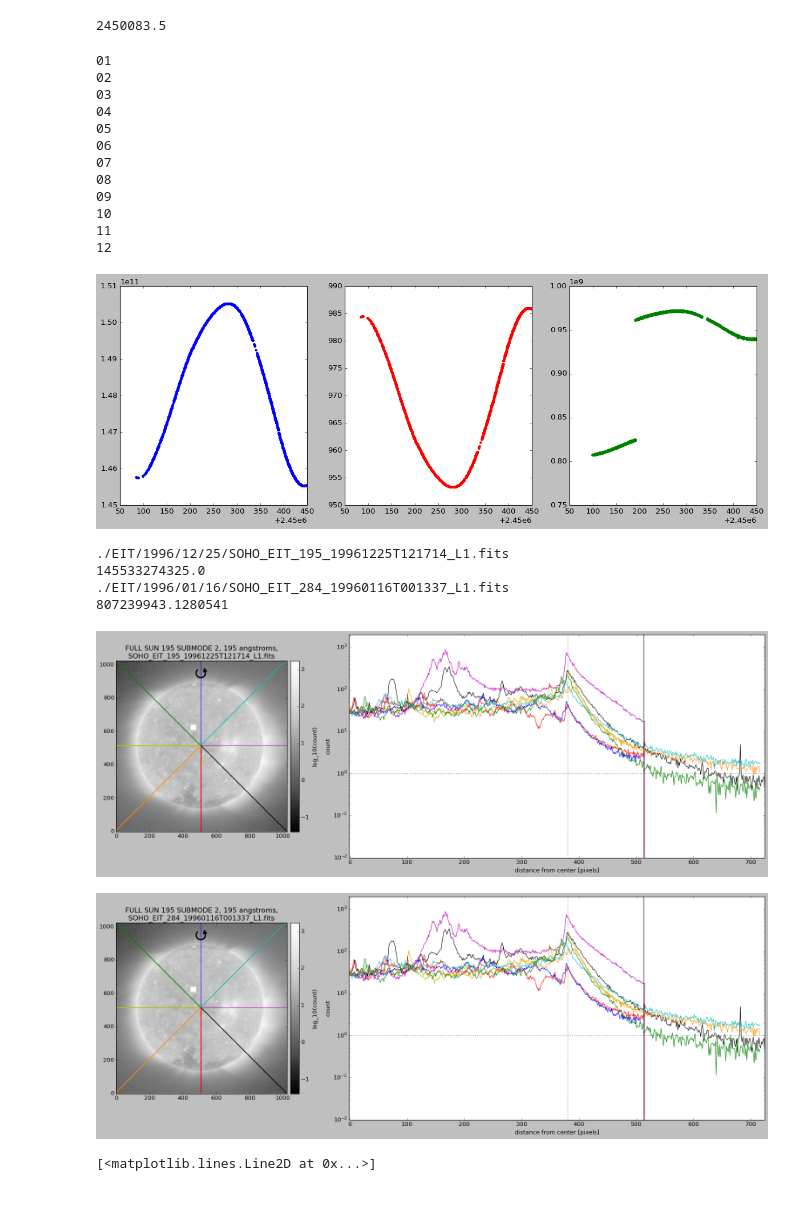
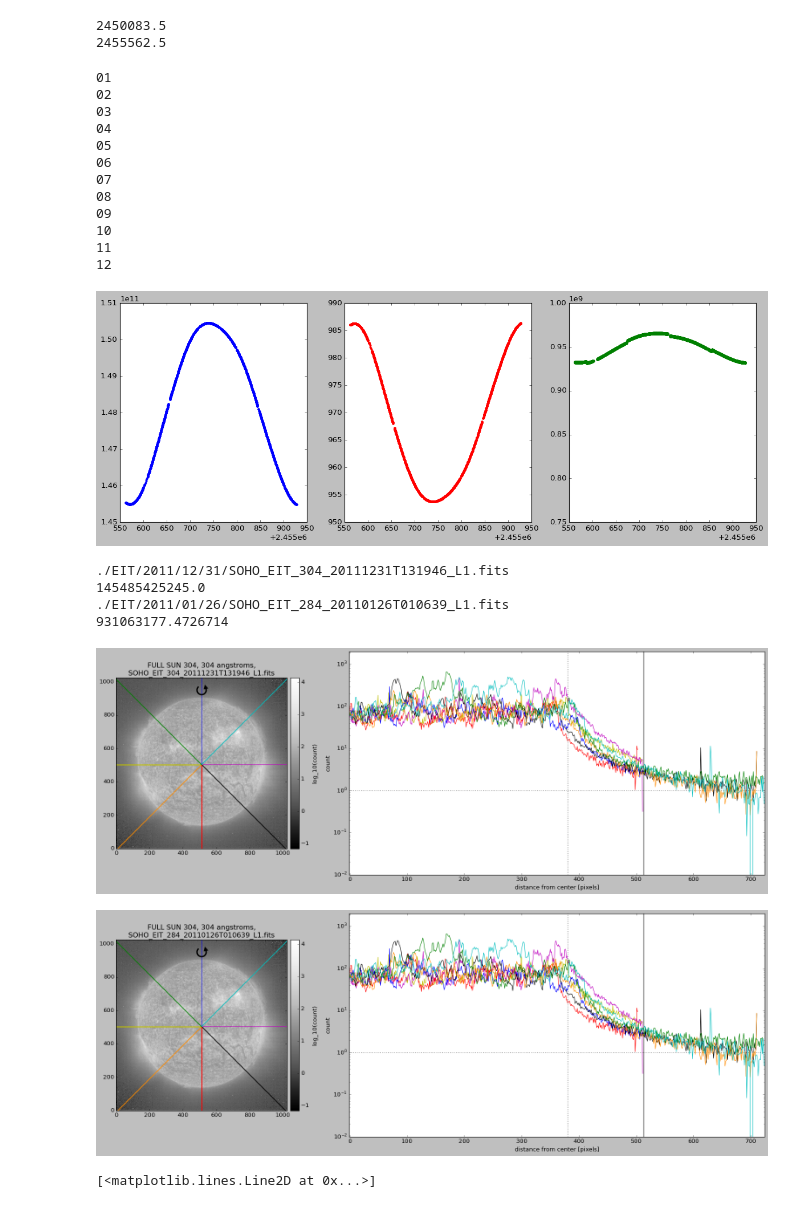
Before and after one commit to esandford/archivalSOHO, a Jupyter notebook: data/EITfluxsum.ipynb, the cells around one changed output. Drawn from its saved outputs; the diff is of its cells as text; code cells hidden in the pictures.

```diff
--- a/data/EITfluxsum.ipynb
+++ b/data/EITfluxsum.ipynb
@@ -32,15 +32,20 @@ from scipy.stats import mode, binned_statistic
 jan1_1996 = '1996-01-01T00:00:00.000Z'
 jan1_1996 = astropy.time.Time(jan1_1996).jd
 print(jan1_1996)
+
+jan1_2011 = '2011-01-01T00:00:00.000Z'
+jan1_2011 = astropy.time.Time(jan1_2011).jd
+print(jan1_2011)
 # %% [output]
 2450083.5
+2455562.5
 # %%
 dayspermonth = [31,28,31,30,31,30,31,31,30,31,30,31,0]
 months = [r'Jan',r'Feb',r'Mar',r'Apr',r'May',r'June',r'July',r'Aug',r'Sept',r'Oct',r'Nov',r'Dec','']
 # all years divisible by 4 during SOHO are leap years, including 2000
 # %%
 #for year in range(1996, 2010):
-for year in [1996]:
+for year in [2011]:
     solarDistances = []
     obsDates = []
     solarRads = []
@@ -94,38 +99,38 @@ for year in [1996]:
 
     t = astropy.time.Time(obsDates, format='isot', scale='utc').jd
     fig, axes = plt.subplots(1,3,figsize=(18,6))
     axes[0].plot(t[solarDistances>1.e11], solarDistances[solarDistances>1.e11],'b.')
     axes[1].plot(t[solarDistances>1.e11], solarRads[solarDistances>1.e11],'r.')
     axes[2].plot(t[solarDistances>1.e11], physDistToEdge[solarDistances>1.e11],'g.')
     axes[2].set_ylim(0.75e9,1.e9)
     plt.show()
 
 
     goodDistImgs = (solarDistances > 0.)
     print(fpaths[goodDistImgs][np.argmin(solarDistances[goodDistImgs])])
     print(solarDistances[goodDistImgs][np.argmin(solarDistances[goodDistImgs])])
 
     goodShapeImgs = (physDistToEdge > 0.)
     print(fpaths[goodShapeImgs][np.argmin(physDistToEdge[goodShapeImgs])])
     print(physDistToEdge[goodShapeImgs][np.argmin(physDistToEdge[goodShapeImgs])])
 # %% [output]
 01
 02
 03
 04
 05
 06
 07
 08
 09
 10
 11
 12
-[figure, old version]
+[figure, new version]
-./EIT/1996/12/25/SOHO_EIT_195_19961225T121714_L1.fits
-145533274325.0
-./EIT/1996/01/16/SOHO_EIT_284_19960116T001337_L1.fits
-807239943.1280541
+./EIT/2011/12/31/SOHO_EIT_304_20111231T131946_L1.fits
+145485425245.0
+./EIT/2011/01/26/SOHO_EIT_284_20110126T010639_L1.fits
+931063177.4726714
 # %%
 goodDistImgs = (solarDistances > 0.)
 minDistanceFITS = fpaths[goodDistImgs][np.argmin(solarDistances[goodDistImgs])]
@@ -149,8 +154,8 @@ eit.plot_full_sun_EIT(minDistanceToEdgeFITS.split("/")[-1], header, data, xcente
 
 #luckily this is a square image, so we'll be drawing a square box around images taken from farther away
 # %% [output]
-[figure, old version]
+[figure, new version]
-[figure, old version]
+[figure, new version]
 # %%
 plt.plot(solarRads[solarDistances>1.e11] * np.pi/(3600*180.), 695699968/solarDistances[solarDistances>1.e11])
 # %% [output]
```
Also changed, not shown: parts of 11 cells of this notebook, 6 other files.
